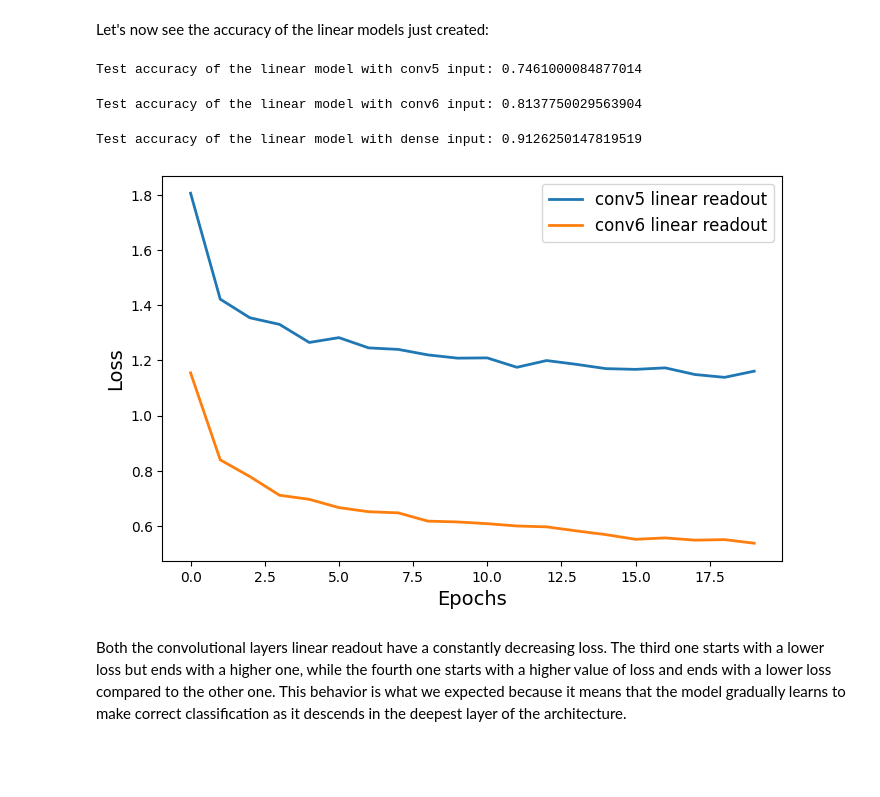
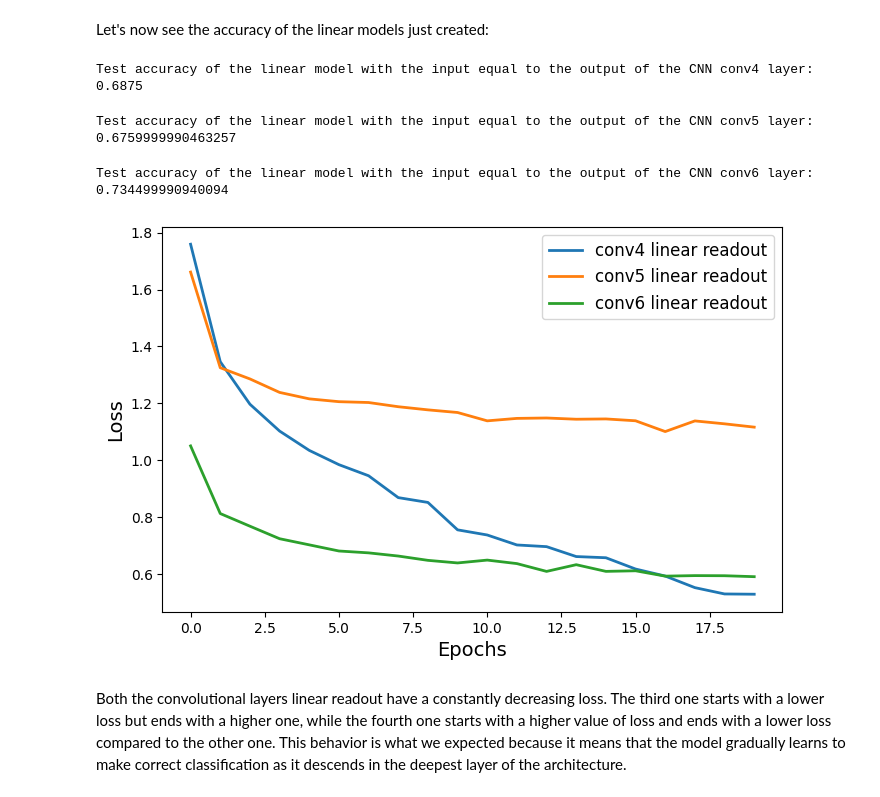
Before and after one commit to C1PO/CIFAR10-classification_and_analysis, a Jupyter notebook: cognition&computation.ipynb, the cells around one changed output. Drawn from its saved outputs; the diff is of its cells as text; code cells hidden in the pictures; blank space fills up the shorter version.

```diff
--- a/cognition&computation.ipynb
+++ b/cognition&computation.ipynb
@@ -276,7 +276,8 @@ def get_hidden_representation(dataset, layer_name):
     intermediate_output = intermediate_layer_model.predict(dataset)
     return intermediate_output
 # %%
+#conv3_output_train = get_hidden_representation(x_train, 'conv3')
+conv4_output_train = get_hidden_representation(x_train, 'conv4')
 conv5_output_train = get_hidden_representation(x_train, 'conv5')
 conv6_output_train = get_hidden_representation(x_train, 'conv6')
-dense1_output_train = get_hidden_representation(x_train, 'dense1')
 # %% [output]
@@ -285,0 +287,20 @@ dense1_output_train = get_hidden_representation(x_train, 'dense1')
+# %%
+input_shape = conv4_output_train.shape[1:]
+
+# Creating the linear model with the correct input shape
+linear_model2 = tf.keras.Sequential([
+    Input(shape=input_shape),
+    tf.keras.layers.Flatten(),
+    tf.keras.layers.Dense(10, activation='softmax')
+])
+
+# Compiling the model
+linear_model2.compile(optimizer='adam',
+                     loss='categorical_crossentropy',
+                     metrics=['accuracy'])
+
+# Training the model
+history_conv4 = linear_model2.fit(conv4_output_train,
+                                 y_train,
+                                 batch_size=64,
+                                 epochs=20)
@@ -287,19 +326,19 @@ dense1_output_train = get_hidden_representation(x_train, 'dense1')
 input_shape = conv5_output_train.shape[1:]
 
 # Creating the linear model with the correct input shape
-linear_model = tf.keras.Sequential([
+linear_model3 = tf.keras.Sequential([
     Input(shape=input_shape),
     tf.keras.layers.Flatten(),
     tf.keras.layers.Dense(10, activation='softmax')
 ])
 
 # Compiling the model
-linear_model.compile(optimizer='adam',
+linear_model3.compile(optimizer='adam',
                      loss='categorical_crossentropy',
                      metrics=['accuracy'])
 
 # Training the model
-history_conv5 = linear_model.fit(conv5_output_train,
+history_conv5 = linear_model3.fit(conv5_output_train,
                                  y_train,
                                  batch_size=64,
                                  epochs=20)
@@ -325,19 +364,19 @@ Epoch 20/20
 input_shape = conv6_output_train.shape[1:]
 
 # Creating the linear model with the correct input shape
-linear_model2 = tf.keras.Sequential([
+linear_model4 = tf.keras.Sequential([
     Input(shape=input_shape),
     tf.keras.layers.Flatten(),
     tf.keras.layers.Dense(10, activation='softmax')
 ])
 
 # Compiling the model
-linear_model2.compile(optimizer='adam',
+linear_model4.compile(optimizer='adam',
                      loss='categorical_crossentropy',
                      metrics=['accuracy'])
 
 # Training the model
-history_conv6 = linear_model2.fit(conv6_output_train,
+history_conv6 = linear_model4.fit(conv6_output_train,
                                  y_train,
                                  batch_size=64,
                                  epochs=20)
@@ -404,34 +409,36 @@ dense1_output_test = get_hidden_representation(x_test, 'dense1')
 # %% [markdown]
 Let's now see the accuracy of the linear models just created:
+# %%
+score_conv4 = linear_model2.evaluate(conv4_output_test, y_test, verbose=0)
+print('Test accuracy of the linear model with the input equal to the output of the CNN conv4 layer:', score_conv4[1])
+# %% [output]
+Test accuracy of the linear model with the input equal to the output of the CNN conv4 layer: 0.6875
 # %%
-score_conv5 = linear_model.evaluate(conv5_output_test, y_test, verbose=0)
+score_conv5 = linear_model3.evaluate(conv5_output_test, y_test, verbose=0)
 print('Test accuracy of the linear model with the input equal to the output of the CNN conv5 layer:', score_conv5[1])
 # %% [output]
-Test accuracy of the linear model with conv5 input: 0.7461000084877014
+Test accuracy of the linear model with the input equal to the output of the CNN conv5 layer: 0.6759999990463257
 # %%
-score_conv6 = linear_model2.evaluate(conv6_output_test, y_test, verbose=0)
+score_conv6 = linear_model4.evaluate(conv6_output_test, y_test, verbose=0)
 print('Test accuracy of the linear model with the input equal to the output of the CNN conv6 layer:', score_conv6[1])
 # %% [output]
-Test accuracy of the linear model with conv6 input: 0.8137750029563904
+Test accuracy of the linear model with the input equal to the output of the CNN conv6 layer: 0.734499990940094
-# %%
-score_dense1 = linear_model3.evaluate(dense1_output_test, y_test, verbose=0)
-print('Test accuracy of the linear model with the input equal to the output of the CNN dense layer:', score_dense1[1])
-# %% [output]
-Test accuracy of the linear model with dense input: 0.9126250147819519
 # %%
 #Plot the loss of the convolutional layers
 fig, ax = plt.subplots(figsize=(8, 5))
 
+ax.plot(history_conv4.history['loss'], label='conv4 linear readout', linewidth=2)
 ax.plot(history_conv5.history['loss'], label='conv5 linear readout', linewidth=2)
 ax.plot(history_conv6.history['loss'], label='conv6 linear readout', linewidth=2)
+
 ax.legend(loc='upper right', fontsize=12)
 
 ax.set_xlabel('Epochs', fontsize=14)
 ax.set_ylabel('Loss', fontsize=14)
 
 plt.show()
 # %% [output]
-[figure, old version]
+[figure, new version]
 # %% [markdown]
 Both the convolutional layers linear readout have a constantly decreasing loss. The third one starts with a lower loss but ends with a higher one, while the fourth one starts with a higher value of loss and ends with a lower loss compared to the other one. This behavior is what we expected because it means that the model gradually learns to make correct classification as it descends in the deepest layer of the architecture.
 # %% [markdown]
```
Also changed, not shown: parts of 15 cells of this notebook.
